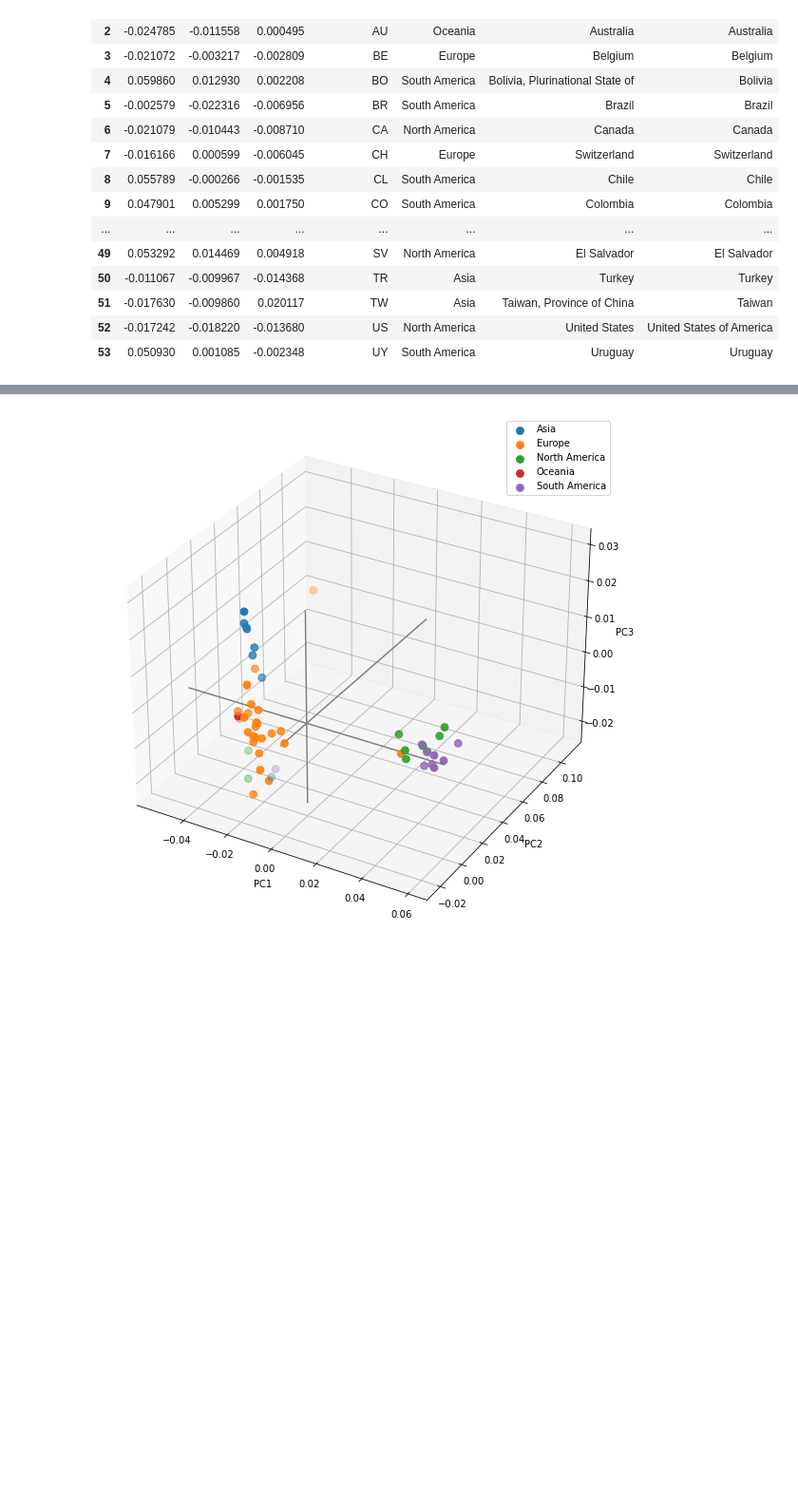
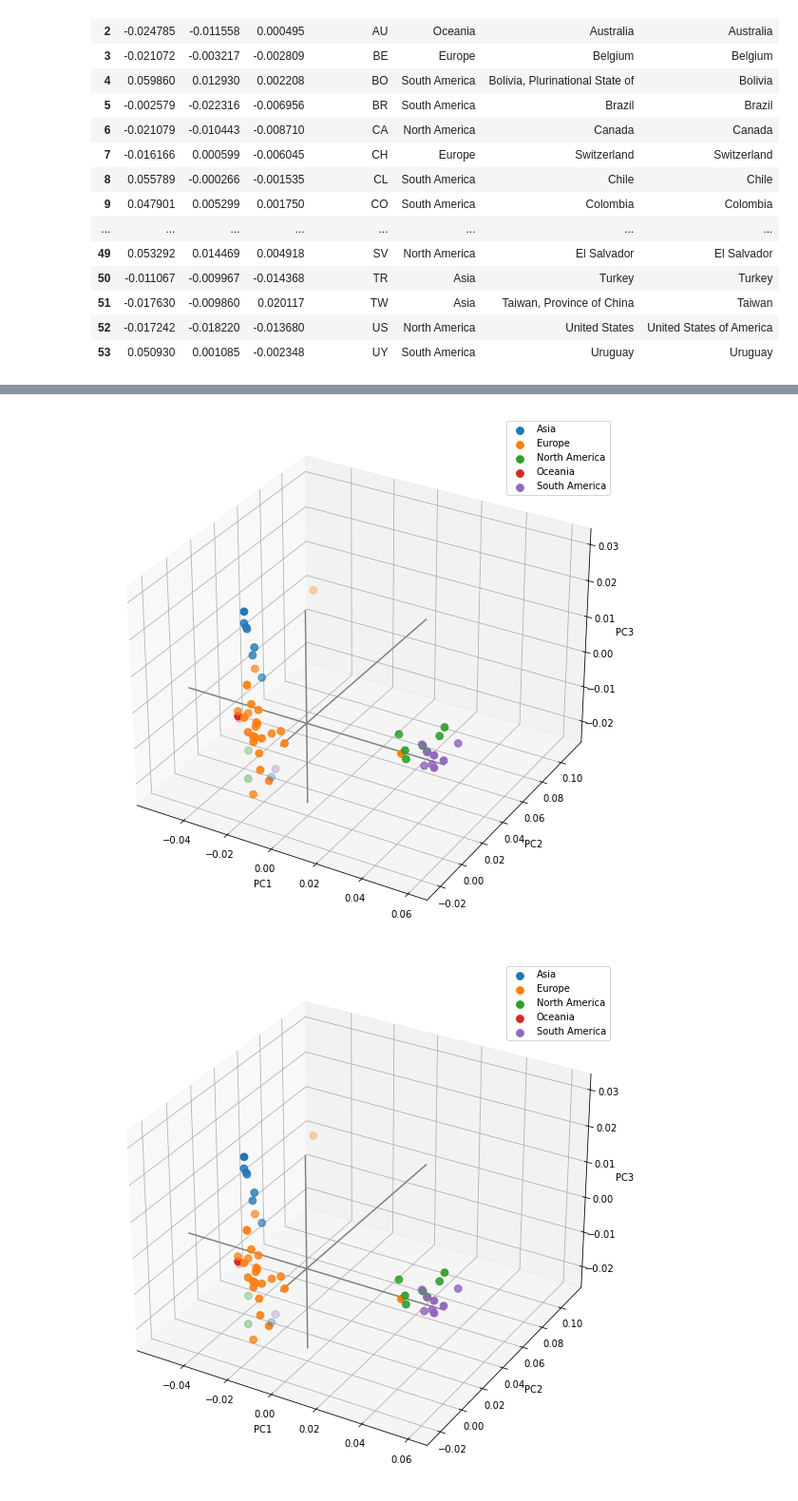
Before and after one commit to Zheng-Lu/Spotify-Worldwide-Trends-Analysis, a Jupyter notebook: Analysis.ipynb, the cells around one changed output, grey strips where cells are left out. Shown at 95% size. Saved outputs shown, nothing was run; the diff lists cells and outputs as text; code cells hidden in the pictures; blank space fills up the shorter version.

```diff
--- a/Analysis.ipynb
+++ b/Analysis.ipynb
@@ -959,0 +1056,19 @@ Text(0, 0.5, 'Cumulative Explained Variance')
+# %%
+df_cluster_pca_kmeans = pd.concat([cluster.reset_index(), pd.DataFrame(scores_pca)], axis = 1)
+df_cluster_pca_kmeans['Continent'] = df_cluster_pca_kmeans['Region Code'].apply(getContinentName)
+df_cluster_pca_kmeans['Region Name'] = df_cluster_pca_kmeans['Region Code'].apply(getRegionName)
+
+# Replace the abbreviation of continent with corresponding full names
+df_cluster_pca_kmeans['Continent'] = df_cluster_pca_kmeans['Continent'].replace({'AS':'Asia', 'EU':'Europe', 'NA':'North America',
+                                          'OC':'Oceania','SA':'South America'})
+
+# Reduce the length of some region names
+df_cluster_pca_kmeans['Region'] = df_cluster_pca_kmeans['Region Name'].replace({'Bolivia, Plurinational State of':'Bolivia',
+                                     'Taiwan, Province of China':'Taiwan',
+                                     'United States':'United States of America'})
+
+df_cluster_pca_kmeans.columns.values[-6:-3] = ['PC1','PC2','PC3']
+# df_cluster_pca_kmeans.columns.values[-3:] = ['PC1','PC2','PC3']
+df_cluster_pca_kmeans['Segment K-means PCA'] = kmeans_pca.labels_
+df_cluster_pca_kmeans = df_cluster_pca_kmeans.loc[(df_cluster_pca_kmeans['Continent'] != 'Global')]
+df_cluster_pca_kmeans
@@ -960,3 +1094,32 @@ Text(0, 0.5, 'Cumulative Explained Variance')
+# %%
+# Plot initialisation
+fig = plt.figure()
+ax = fig.add_subplot(111, projection='3d')
+
+label = df_cluster_pca_kmeans['Continent']
+uniq = np.unique(label)
+for i in uniq:
+   ax.scatter(df_cluster_pca_kmeans.PC1[label == i],
+              df_cluster_pca_kmeans.PC2[label == i],
+              df_cluster_pca_kmeans.PC3[label == i],
+              s=60, label = i)
+
+# make simple, bare axis lines through space:
+xAxisLine = ((min(df_cluster_pca_kmeans.PC1), max(df_cluster_pca_kmeans.PC1)), (0, 0), (0,0))
+ax.plot(xAxisLine[0], xAxisLine[1], xAxisLine[2], 'grey')
+yAxisLine = ((0, 0), (min(df_cluster_pca_kmeans.PC2), max(df_cluster_pca_kmeans.PC2)), (0,0))
+ax.plot(yAxisLine[0], yAxisLine[1], yAxisLine[2], 'grey')
+zAxisLine = ((0, 0), (0,0), (min(df_cluster_pca_kmeans.PC3), max(df_cluster_pca_kmeans.PC3)))
+ax.plot(zAxisLine[0], zAxisLine[1], zAxisLine[2], 'grey')
+
+# label the axes
+ax.set_xlabel("PC1")
+ax.set_ylabel("PC2")
+ax.set_zlabel("PC3")
+ax.legend()
+plt.show()
+# %% [output]
+[figure, added]
 # %%
 # Plot initialisation
 fig = plt.figure()
```
Also changed, not shown: parts of 20 cells of this notebook.
